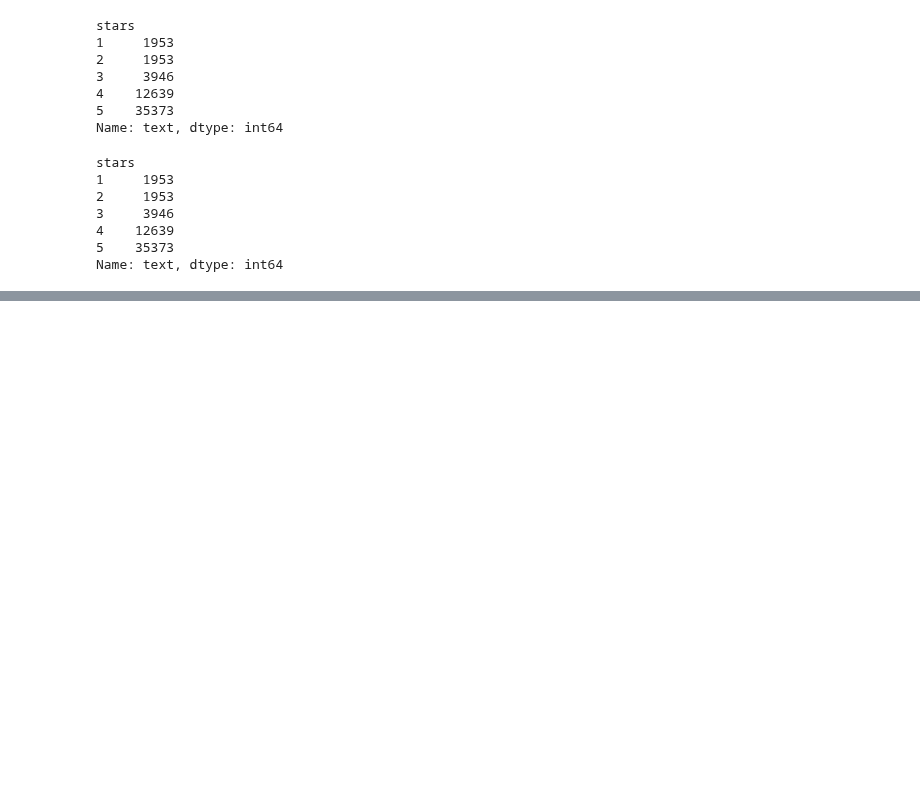
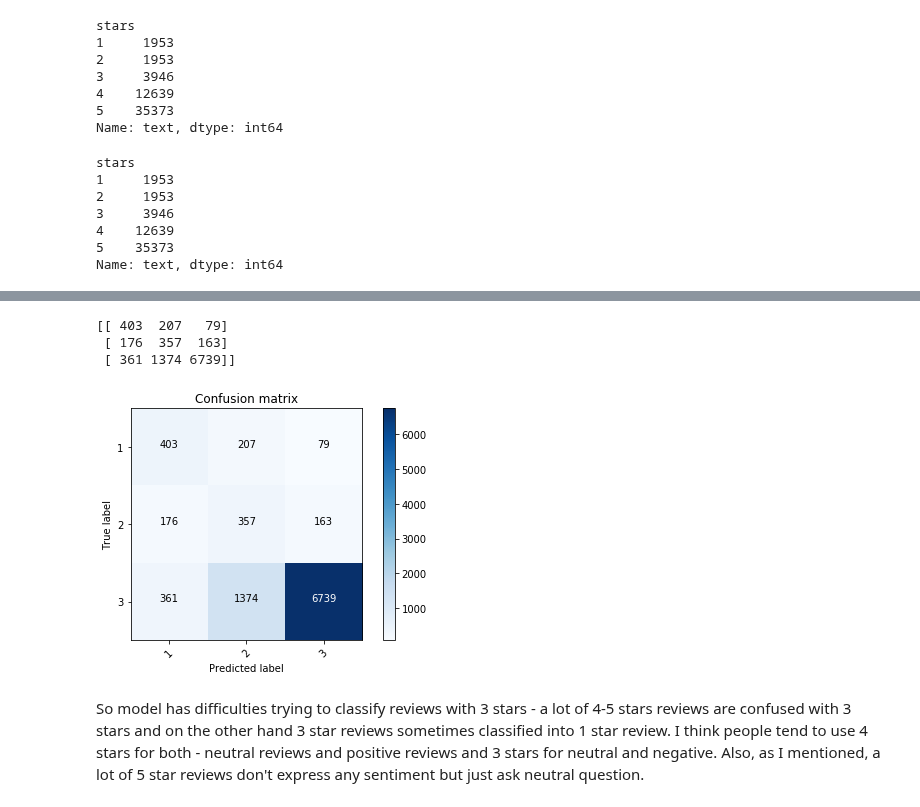
Before and after one commit to sudodoki/prj-nlp, a Jupyter notebook: students/vikua/task_5/improved_model.ipynb, the cells around one changed output, grey strips where cells are left out. Drawn from its saved outputs; the diff is of its cells as text; code cells hidden in the pictures; blank space fills up the shorter version.

```diff
--- a/students/vikua/task_5/improved_model.ipynb
+++ b/students/vikua/task_5/improved_model.ipynb
@@ -403,4 +513,4 @@ Single RF classifier F1 score 0.525355032210838
 # %%
 %%time
 
-x_train_, x_test_ = train_stacked_oof(X, X_val, y, y_val)
+x_train_, x_test_ = train_stacked_oof(X_vec, X_val_vec, y, y_val)
@@ -416,2 +539,11 @@ print(classification_report(y_val, y_pred))
 # %%
-plot_confusion_matrix(confusion_matrix(y_val, y_pred), [1, 2, 3, 4, 5])
+plot_confusion_matrix(confusion_matrix(y_val, y_pred), [1, 2, 3])
+# %% [output]
+[[ 403  207   79]
+ [ 176  357  163]
+ [ 361 1374 6739]]
+[figure, added]
+# %% [markdown]
+So model has difficulties trying to classify reviews with 3 stars - a lot of 4-5 stars reviews are confused with 3 stars and on the other hand 3 star reviews sometimes classified into 1 star review.
+I think people tend to use 4 stars for both - neutral reviews and positive reviews and 3 stars for neutral and negative.
+Also, as I mentioned, a lot of 5 star reviews don't express any sentiment but just ask neutral question.
```
Also changed, not shown: parts of 14 cells of this notebook.
